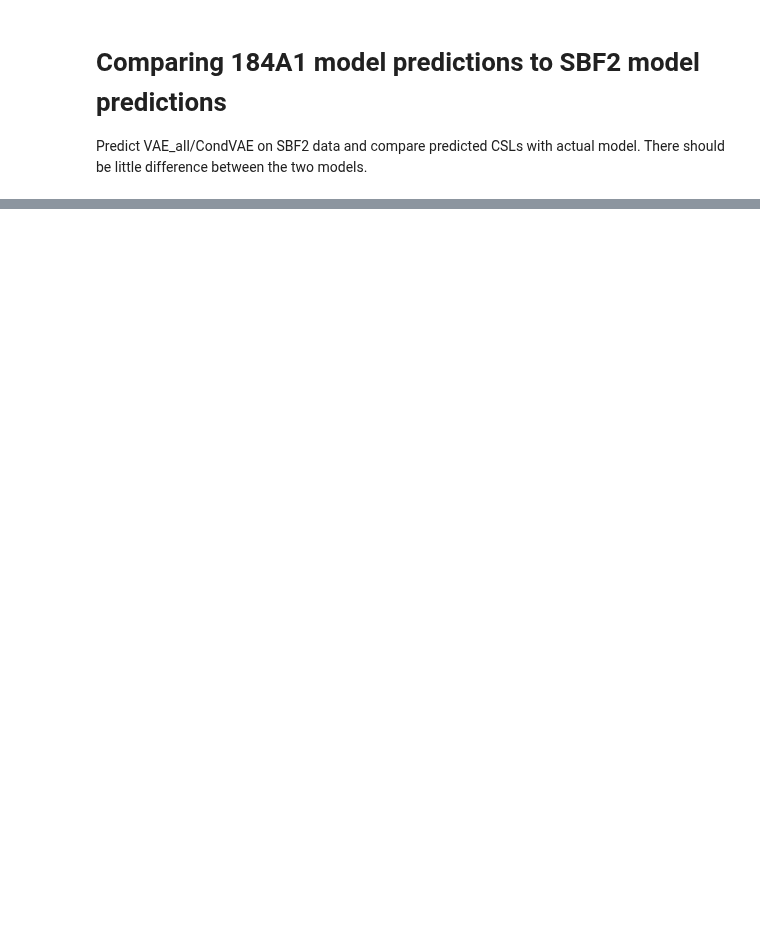
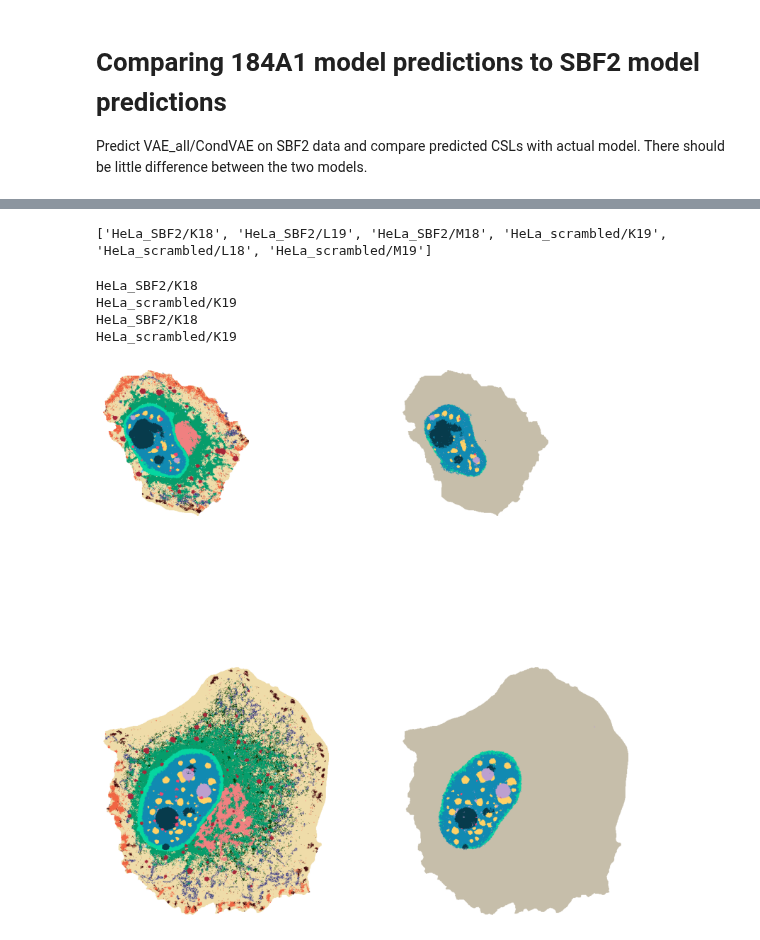
Before and after one commit to theislab/campa_ana, a Jupyter notebook: figure_notebooks/fig5_suppl_184A1-model-on-HeLa-data.ipynb, the cells around one changed output, grey strips where cells are left out. Cells and saved outputs as stored; diff of their text form; code cells hidden in the pictures; blank space fills up the shorter version.

```diff
--- a/figure_notebooks/fig5_suppl_184A1-model-on-HeLa-data.ipynb
+++ b/figure_notebooks/fig5_suppl_184A1-model-on-HeLa-data.ipynb
@@ -26,0 +28,22 @@ data_dirs
+# %%
+# load experiments and data dirs
+exp_name_all = 'VAE_all/CondVAE_pert-CC'
+exp_name_sbf2 = 'VAE_SBF2/CondVAE_siRNA-CC'
+cluster_name_all = 'clustering_res0.5'
+cluster_name_sbf2 = 'clustering_res0.9_sub-0.33_seed3'
+
+exp_all = Experiment.from_dir(exp_name_all)
+exp_sbf2 = Experiment.from_dir(exp_name_sbf2)
+data_dirs = exp_sbf2.data_params['data_dirs']
+
+print(data_dirs)
+
+cl_all = Cluster.from_cluster_data_dir(os.path.join(exp_all.dir, exp_all.name, 'aggregated/sub-0.001'))
+cl_all.set_cluster_name(cluster_name_all)
+
+cl_sbf2 = Cluster.from_cluster_data_dir(os.path.join(exp_sbf2.dir, exp_sbf2.name, 'aggregated/sub-0.005_sub-0.33'))
+cl_sbf2.set_cluster_name(cluster_name_sbf2)
+
+example_mapobject_ids = {'HeLa_SBF2/K18': [256477], 'HeLa_scrambled/K19': [200942]}
+# %% [output]
+['HeLa_SBF2/K18', 'HeLa_SBF2/L19', 'HeLa_SBF2/M18', 'HeLa_scrambled/K19', 'HeLa_scrambled/L18', 'HeLa_scrambled/M19']
@@ -26,0 +64,50 @@ data_dirs
+# %%
+# get cells to plot
+def get_clustered_cells(mpp_datas, cluster_name, annotation, cluster_annotation, mapobject_ids):
+    from campa.pl import annotate_img
+
+    res = {cluster_name: {}, cluster_name + "_colored": {}}
+    for data_dir, mpp_data in mpp_datas.items():
+        if data_dir not in mapobject_ids.keys():
+            continue
+        print(data_dir)
+        # get random obj_ids for this mpp_data
+        #rng = np.random.default_rng(seed=42)
+        #obj_ids = rng.choice(mpp_data.unique_obj_ids, num_objs, replace=False)
+        obj_ids = mapobject_ids[data_dir]
+        # subset mpp_data to obj_ids
+        sub_mpp_data = mpp_data.subset(obj_ids=obj_ids, copy=True)
+
+        # if only need colored cells, can pass annotation_kwargs to get_object_imgs
+        res[cluster_name][data_dir] = sub_mpp_data.get_object_imgs(
+            data=cluster_name
+        )  # annotation_kwargs={'color': True, 'annotation': cl.cluster_annotation})
+        res[cluster_name + "_colored"][data_dir] = [
+            annotate_img(img, annotation=cluster_annotation, from_col=cluster_name, to_col=annotation, color=True)
+            for img in res[cluster_name][data_dir]
+        ]
+    return res
+# %%
+example_cells = {}
+example_cells.update(get_clustered_cells(mpp_datas_sbf2,
+                                         cluster_name=cluster_name_sbf2, annotation='annotation',
+                                         cluster_annotation=cl_sbf2.cluster_annotation, mapobject_ids=example_mapobject_ids))
+example_cells.update(get_clustered_cells(mpp_datas_all,
+                                         cluster_name=cluster_name_all, annotation='annotation',
+                                         cluster_annotation=cl_all.cluster_annotation, mapobject_ids=example_mapobject_ids))
+# %% [output]
+HeLa_SBF2/K18
+HeLa_scrambled/K19
+HeLa_SBF2/K18
+HeLa_scrambled/K19
+# %%
+# plot example cells
+fig, axes = plt.subplots(2,2, figsize=(10,10), sharex=True, sharey=True)
+for i,data_dir in enumerate(list(example_mapobject_ids.keys())[::-1]):
+    axes[i,0].imshow(example_cells['clustering_res0.9_sub-0.33_seed3_colored'][data_dir][0][::-1])
+    axes[i,1].imshow(example_cells['clustering_res0.5_colored'][data_dir][0][::-1])
+for ax in axes.flat:
+    ax.axis('off')
+plt.savefig(fig_dir / 'example_cells_184A1_on_HeLa.png', dpi=300)
+# %% [output]
+[figure, added]
```
Also changed, not shown: parts of 11 cells of this notebook, 16 other files.
